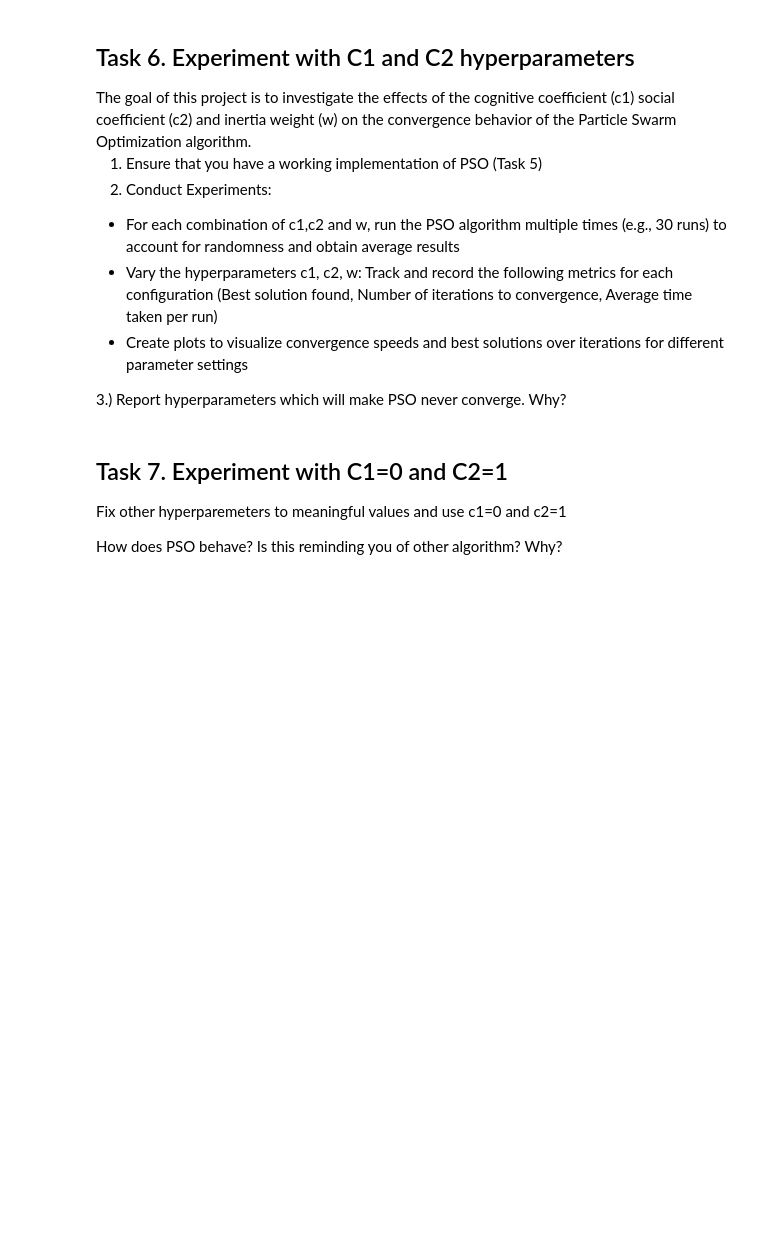
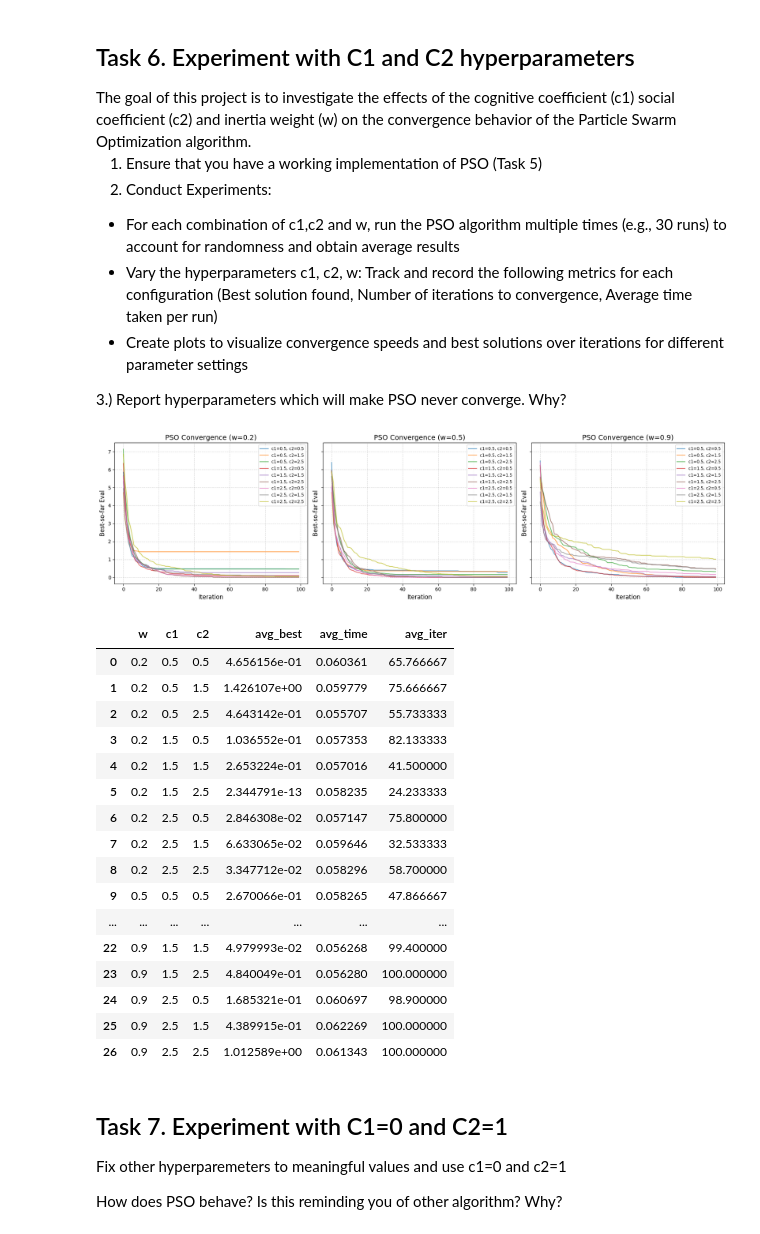
Before and after one commit to MarioSomodi/Optimization-Algorithms, a Jupyter notebook: OABOEC_Project_Mario_Somodi.ipynb, the cells around one changed output. Saved outputs shown, nothing was run; the diff lists cells and outputs as text; code cells hidden in the pictures; blank space fills up the shorter version.

Commit message:
pso evaluation task 6 and 7

```diff
--- a/OABOEC_Project_Mario_Somodi.ipynb
+++ b/OABOEC_Project_Mario_Somodi.ipynb
@@ -502,6 +489,55 @@ The goal of this project is to investigate the effects of the cognitive coeffici
 * Create plots to visualize convergence speeds and best solutions over iterations for different parameter settings
 
 <p> 3.) Report hyperparameters which will make PSO never converge. Why?</p>
+# %%
+import pandas as pd
+from evaluations.pso_hyperparameter_evaulation import evaluate_pso_hyperparameters, plot_results
+
+def run_particle_swarm_evaluation(
+    c1_vals = [0.5, 1.5, 2.5],
+    c2_vals = [0.5, 1.5, 2.5],
+    w_vals  = [0.2, 0.5, 0.9],
+    runs     = 30,
+    max_iter = 100,
+    dim      = 2,
+    tol      = 1e-3
+):
+    results_eval_pso = evaluate_pso_hyperparameters(c1_vals, c2_vals, w_vals, runs, max_iter, tol, dim)
+    plot_results(results_eval_pso)
+
+    rows = []
+    for key, data in results_eval_pso.items():
+       rows.append({
+            'w': data['w'],
+            'c1': data['c1'],
+            'c2': data['c2'],
+            'avg_best': data['avg_best'],
+            'avg_time': data['avg_time'],
+            'avg_iter': data['avg_iter']
+        })
+    df = pd.DataFrame(rows)
+    display(df.sort_values(['w','c1','c2']))
+
+run_particle_swarm_evaluation()
+# %% [output]
+[figure, added]
+|  | w | c1 | c2 | avg_best | avg_time | avg_iter |
+| 0 | 0.2 | 0.5 | 0.5 | 4.656156e-01 | 0.060361 | 65.766667 |
+| 1 | 0.2 | 0.5 | 1.5 | 1.426107e+00 | 0.059779 | 75.666667 |
+| 2 | 0.2 | 0.5 | 2.5 | 4.643142e-01 | 0.055707 | 55.733333 |
+| 3 | 0.2 | 1.5 | 0.5 | 1.036552e-01 | 0.057353 | 82.133333 |
+| 4 | 0.2 | 1.5 | 1.5 | 2.653224e-01 | 0.057016 | 41.500000 |
+| 5 | 0.2 | 1.5 | 2.5 | 2.344791e-13 | 0.058235 | 24.233333 |
+| 6 | 0.2 | 2.5 | 0.5 | 2.846308e-02 | 0.057147 | 75.800000 |
+| 7 | 0.2 | 2.5 | 1.5 | 6.633065e-02 | 0.059646 | 32.533333 |
+| 8 | 0.2 | 2.5 | 2.5 | 3.347712e-02 | 0.058296 | 58.700000 |
+| 9 | 0.5 | 0.5 | 0.5 | 2.670066e-01 | 0.058265 | 47.866667 |
+| ... | ... | ... | ... | ... | ... | ... |
+| 22 | 0.9 | 1.5 | 1.5 | 4.979993e-02 | 0.056268 | 99.400000 |
+| 23 | 0.9 | 1.5 | 2.5 | 4.840049e-01 | 0.056280 | 100.000000 |
+| 24 | 0.9 | 2.5 | 0.5 | 1.685321e-01 | 0.060697 | 98.900000 |
+| 25 | 0.9 | 2.5 | 1.5 | 4.389915e-01 | 0.062269 | 100.000000 |
+| 26 | 0.9 | 2.5 | 2.5 | 1.012589e+00 | 0.061343 | 100.000000 |
 # %% [markdown]
 <h2> Task 7. Experiment with C1=0 and C2=1 </h2>
 <p> Fix other hyperparemeters to meaningful values and use c1=0 and c2=1 </p>
```
Also changed, not shown: parts of 6 cells of this notebook, 1 other file.
